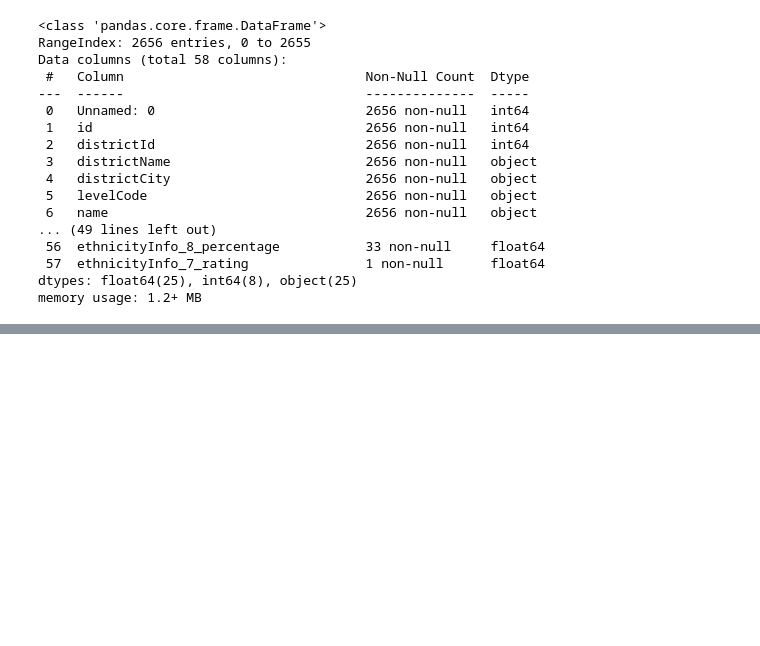
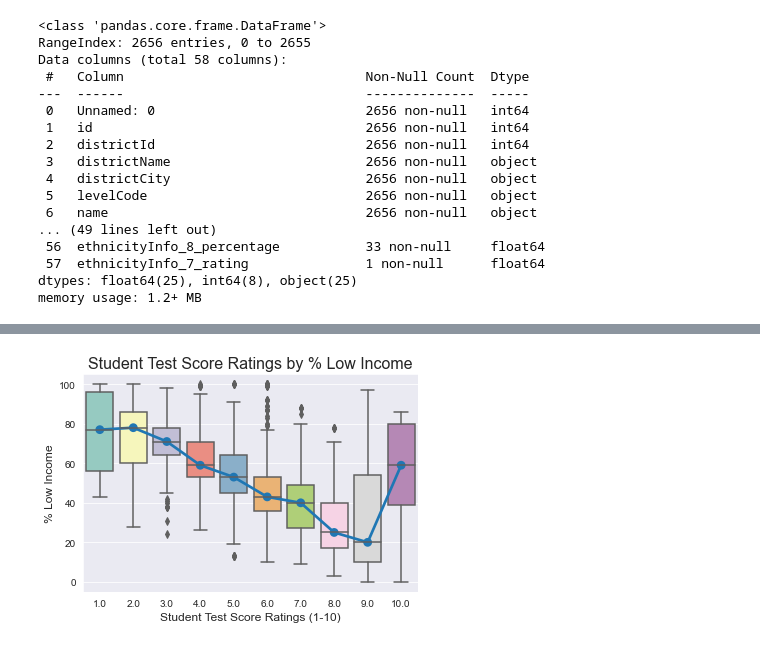
Before and after one commit to MLondon1027/Great-Schools-Ratings, a Jupyter notebook: Capstone_1_EDA.ipynb, the cells around one changed output, grey strips where cells are left out. Saved outputs shown, nothing was run; the diff lists cells and outputs as text; code cells hidden in the pictures; blank space fills up the shorter version.

```diff
--- a/Capstone_1_EDA.ipynb
+++ b/Capstone_1_EDA.ipynb
@@ -81,0 +143,9 @@ sns.set_style("darkgrid")
+# %%
+# Boxplot comparing percent low income and test score ratings. Includes a pointplot overlap.
+sns.pointplot(x='subratings_Test Scores Rating', y='percentLowIncome', data=df.groupby('subratings_Test Scores Rating', as_index=False).median())
+exploratory_boxplot('subratings_Test Scores Rating', 'percentLowIncome', df,
+                                         'Student Test Score Ratings by % Low Income',
+                                         'Student Test Score Ratings (1-10)',
+                                        '% Low Income')
+# %% [output]
+[figure, added]
```
Also changed, not shown: parts of 10 cells of this notebook.
